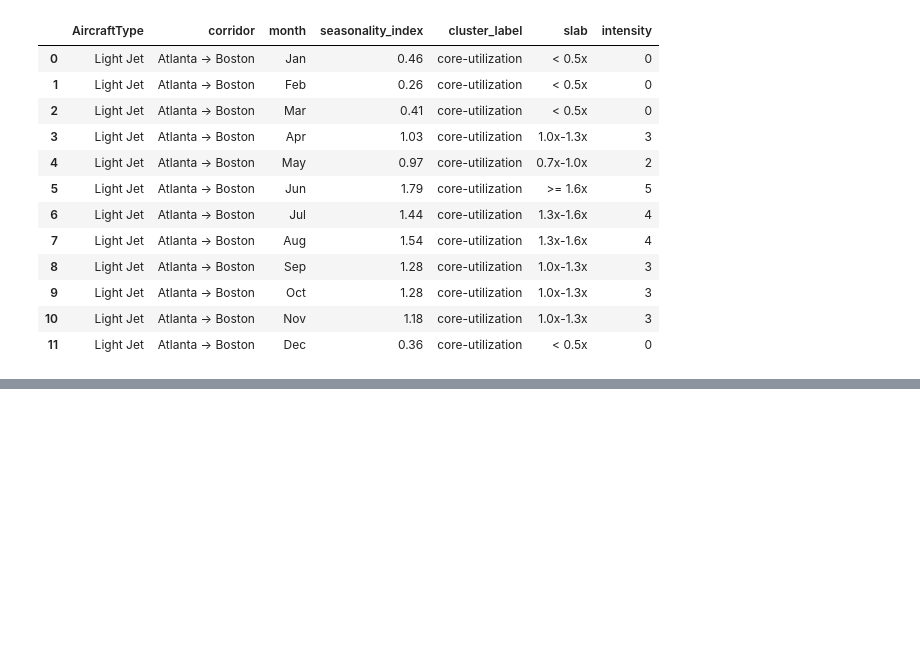
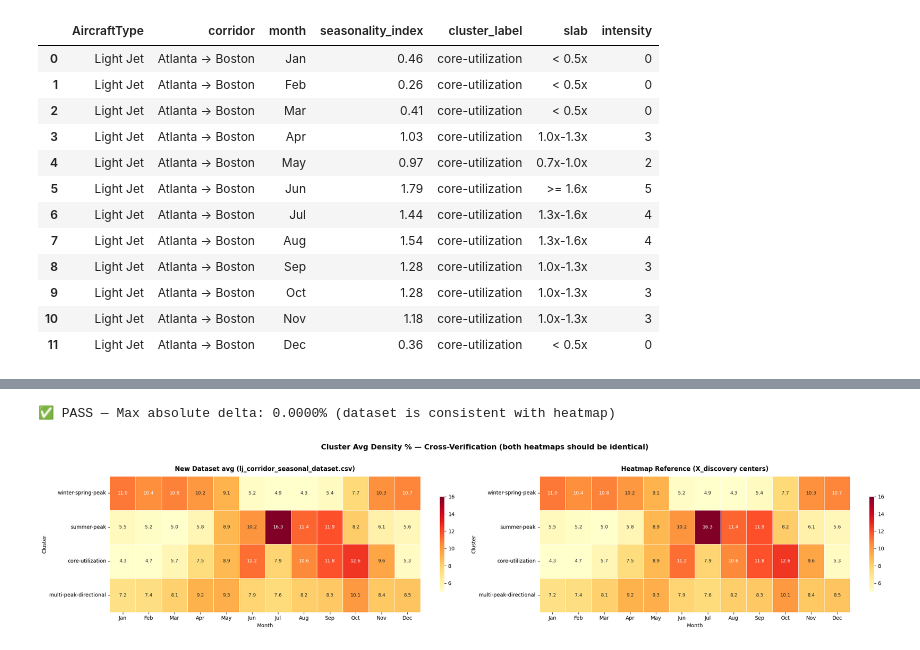
Before and after one commit to tausif-agntworksai/flight-pipeline, a Jupyter notebook: pricing/eda/vedant/wingx/calculation/wingx-lj-kmeans.ipynb, the cells around one changed output, grey strips where cells are left out. Cells and saved outputs as stored; diff of their text form; code cells hidden in the pictures; blank space fills up the shorter version.

```diff
--- a/pricing/eda/vedant/wingx/calculation/wingx-lj-kmeans.ipynb
+++ b/pricing/eda/vedant/wingx/calculation/wingx-lj-kmeans.ipynb
@@ -847,0 +886,78 @@ display(combined_si.head(12))
+# %%
+# -----------------------------------------------------------------------------------------
+# CELL 11: CLUSTER CATEGORIZATION & HEATMAP CROSS-VERIFICATION
+# Reads:  lj_corridor_seasonal_dataset.csv
+# Cross-checks cluster-avg density_pct against heatmap cluster centers (X_discovery)
+# A zero delta table means the new dataset is 100% consistent with the heatmap
+# -----------------------------------------------------------------------------------------
+import pandas as pd
+import seaborn as sns
+import matplotlib.pyplot as plt
+
+MONTHS = ["Jan","Feb","Mar","Apr","May","Jun","Jul","Aug","Sep","Oct","Nov","Dec"]
+ARCHETYPE_ORDER = ["winter-spring-peak","summer-peak","core-utilization","multi-peak-directional"]
+
+out = pd.read_csv("lj_corridor_seasonal_dataset.csv")
+
+# --- 1. Categorization summary per cluster ---
+print("📊 CLUSTER CATEGORIZATION SUMMARY:")
+cat_summary = (
+    out.groupby("cluster_label").agg(
+        corridors=("corridor", "nunique"),
+        avg_density_pct=("density_pct", "mean"),
+        avg_seasonality_index=("seasonality_index", "mean")
+    ).reindex(ARCHETYPE_ORDER)
+)
+display(cat_summary.round(4))
+
+# --- 2. Cluster-avg monthly density pivot (from new dataset) ---
+pivot_new = (
+    out.groupby(["cluster_label", "month"])["density_pct"]
+       .mean().reset_index()
+       .pivot(index="cluster_label", columns="month", values="density_pct")
+       .reindex(index=ARCHETYPE_ORDER, columns=MONTHS)
+       .round(2)
+)
+
+# --- 3. Ground-truth cluster centers from X_discovery (same source as heatmap) ---
+_lbl = {0:"winter-spring-peak",1:"summer-peak",2:"core-utilization",3:"multi-peak-directional"}
+_d   = X_discovery[list(range(1,13)) + ["cluster_id"]].copy()
+_d["cluster_label"] = _d["cluster_id"].map(_lbl)
+_d = _d.rename(columns={m: mn for m, mn in enumerate(MONTHS, 1)})
+pivot_ref = (_d.groupby("cluster_label")[MONTHS].mean().mul(100).round(2).reindex(index=ARCHETYPE_ORDER))
+
+# --- 4. Delta table ---
+delta = (pivot_new - pivot_ref).round(4)
+print("📐 CROSS-VERIFICATION DELTA (new dataset avg − heatmap center):")
+print("   All cells should be 0.0000 — any non-zero means a discrepancy")
+display(delta.style.background_gradient(cmap="RdYlGn", axis=None, vmin=-0.5, vmax=0.5).format("{:.4f}"))
+max_delta = delta.abs().max().max()
+if max_delta < 0.01:
+    print(f"✅ PASS — Max absolute delta: {max_delta:.4f}% (dataset is consistent with heatmap)")
+else:
+    print(f"❌ FAIL — Max absolute delta: {max_delta:.4f}% (investigate!)")
+
+# --- 5. Side-by-side heatmap ---
+fig, axes = plt.subplots(1, 2, figsize=(24, 5))
+for ax, pivot, title in zip(
+    axes,
+    [pivot_new, pivot_ref],
+    ["New Dataset avg (lj_corridor_seasonal_dataset.csv)", "Heatmap Reference (X_discovery centers)"]
+):
+    sns.heatmap(
+        pivot, ax=ax, cmap="YlOrRd", vmin=5, vmax=16,
+        annot=True, fmt=".1f", annot_kws={"size": 9},
+        linewidths=0.5, linecolor="white",
+        cbar_kws={"shrink": 0.7}
+    )
+    ax.set_title(title, fontsize=12, fontweight="bold", pad=10)
+    ax.set_xlabel("Month"); ax.set_ylabel("Cluster")
+    ax.tick_params(axis="x", rotation=0)
+plt.suptitle("Cluster Avg Density % — Cross-Verification (both heatmaps should be identical)",
+    fontsize=14, fontweight="bold", y=1.02
+)
+plt.tight_layout()
+plt.savefig("lj_cluster_crossverify_heatmap.png", dpi=150, bbox_inches="tight")
+plt.show()
+print("✅ Saved → lj_cluster_crossverify_heatmap.png")
+# %% [output]
@@ -847,0 +979,2 @@ display(combined_si.head(12))
+✅ PASS — Max absolute delta: 0.0000% (dataset is consistent with heatmap)
+[figure, added]
```
Also changed, not shown: parts of 6 cells of this notebook, 1 other file.
